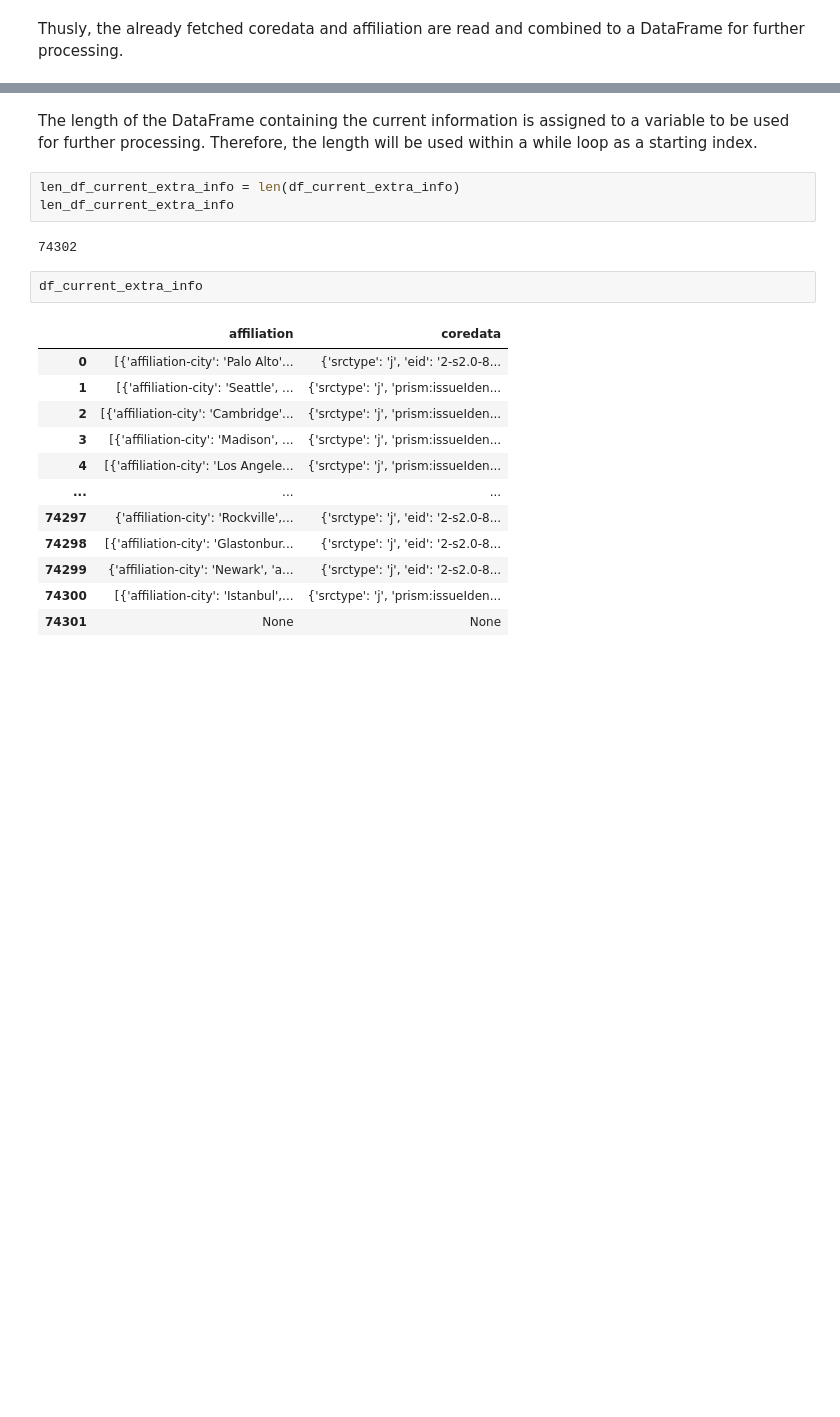
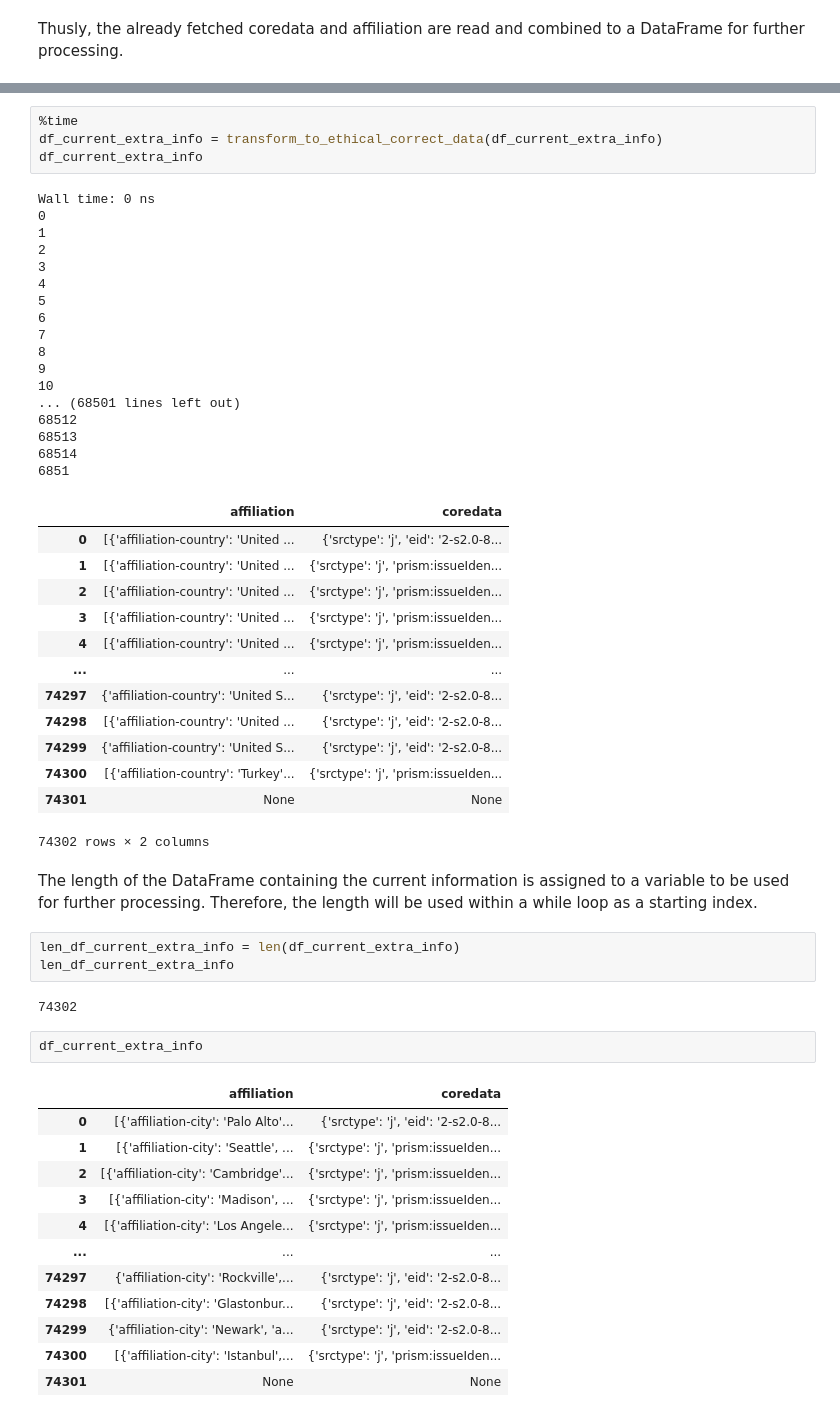
Before and after one commit to kopatri/cs5099masterthesis, a Jupyter notebook: notebooks/CORD-19-collect-scopus-data-cs5099.ipynb, the cells around one changed output, grey strips where cells are left out. Cells and saved outputs as stored; diff of their text form; blank space fills up the shorter version.

```diff
--- a/notebooks/CORD-19-collect-scopus-data-cs5099.ipynb
+++ b/notebooks/CORD-19-collect-scopus-data-cs5099.ipynb
@@ -154,3 +213,38 @@ except:
+# %%
+%time
+df_current_extra_info = transform_to_ethical_correct_data(df_current_extra_info)
+df_current_extra_info
+# %% [output]
+Wall time: 0 ns
+0
+1
+2
+3
+4
+5
+6
+7
+8
+9
+10
+... (68501 lines left out)
+68512
+68513
+68514
+6851
+|  | affiliation | coredata |
+| 0 | [{'affiliation-country': 'United ... | {'srctype': 'j', 'eid': '2-s2.0-8... |
+| 1 | [{'affiliation-country': 'United ... | {'srctype': 'j', 'prism:issueIden... |
+| 2 | [{'affiliation-country': 'United ... | {'srctype': 'j', 'prism:issueIden... |
+| 3 | [{'affiliation-country': 'United ... | {'srctype': 'j', 'prism:issueIden... |
+| 4 | [{'affiliation-country': 'United ... | {'srctype': 'j', 'prism:issueIden... |
+| ... | ... | ... |
+| 74297 | {'affiliation-country': 'United S... | {'srctype': 'j', 'eid': '2-s2.0-8... |
+| 74298 | [{'affiliation-country': 'United ... | {'srctype': 'j', 'eid': '2-s2.0-8... |
+| 74299 | {'affiliation-country': 'United S... | {'srctype': 'j', 'eid': '2-s2.0-8... |
+| 74300 | [{'affiliation-country': 'Turkey'... | {'srctype': 'j', 'prism:issueIden... |
+| 74301 | None | None |
+74302 rows × 2 columns
 # %% [markdown]
 The length of the DataFrame containing the current information is assigned to a variable to be used for further processing.
 Therefore, the length will be used within a while loop as a starting index.
```
Also changed, not shown: parts of 7 cells of this notebook, 1 other file.
